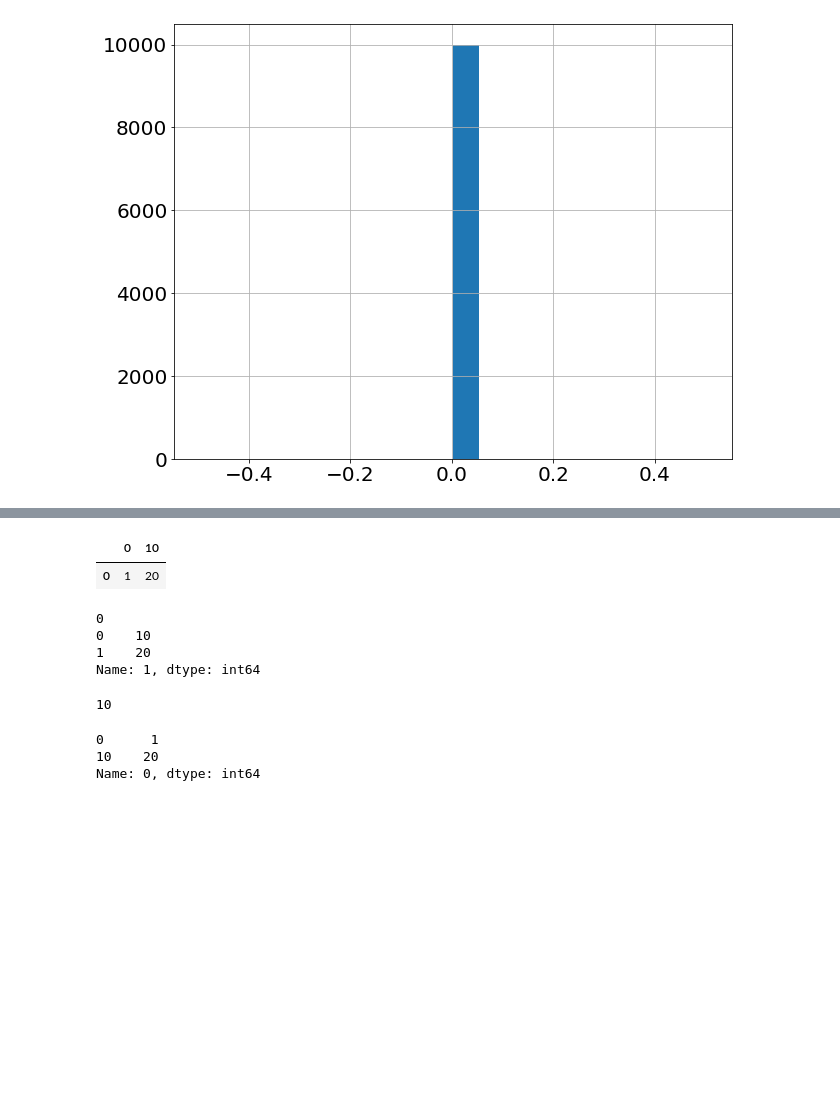
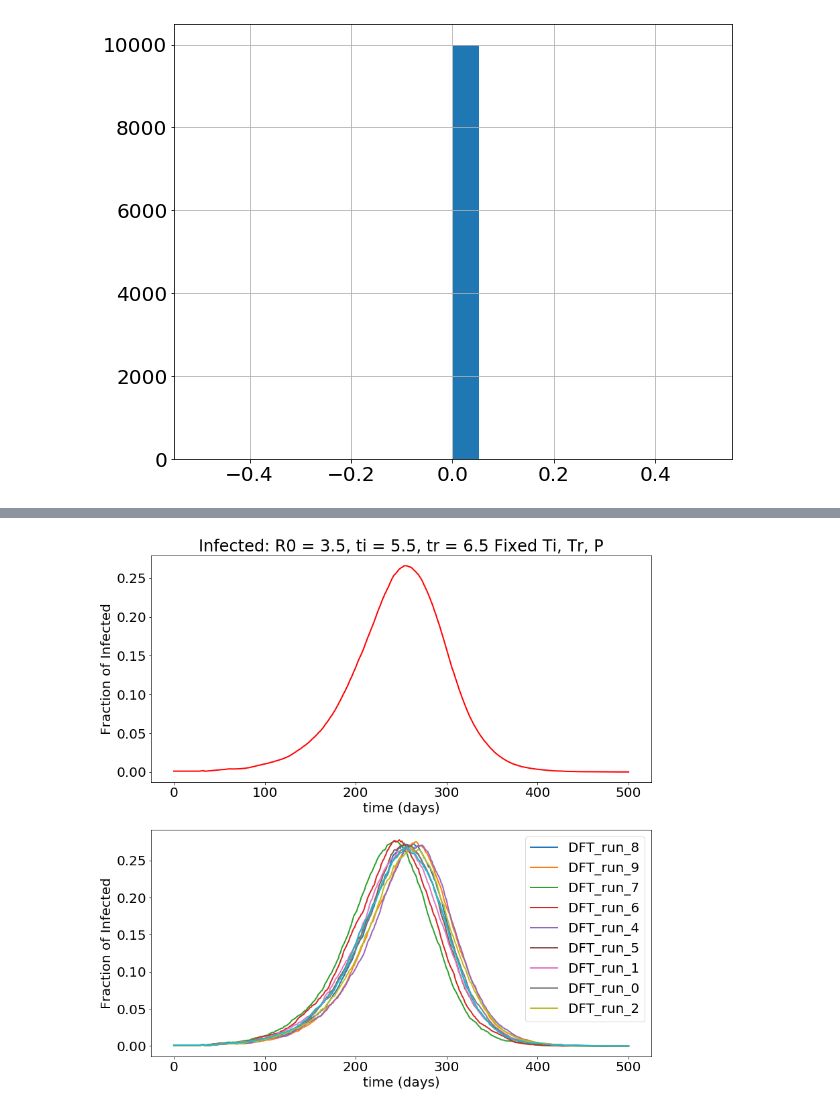
Before and after one commit to jjgomezcadenas/mesaTutorials, a Jupyter notebook: notebooks/BarrioTortugaSEIR.ipynb, the cells around one changed output, grey strips where cells are left out. Cells and saved outputs as stored; diff of their text form; code cells hidden in the pictures; blank space fills up the shorter version.

```diff
--- a/notebooks/BarrioTortugaSEIR.ipynb
+++ b/notebooks/BarrioTortugaSEIR.ipynb
@@ -386,30 +340,0 @@ plt.show()
-# %%
-def plot_runs_I(DFD, T='Infected: R0 = 3.5, ti = 5.5, tr = 5', figsize=(12,12)):
-    fig = plt.figure(figsize=figsize)
-
-    dft = DFD['DFT_run_average']
-
-    ax=plt.subplot(2,1,1)
-    plt.plot(dft.index, dft.NumberOfInfected/ftot, 'r', lw=2, label='average' )
-    plt.xlabel('time (days)')
-    plt.ylabel('Fraction of Infected')
-    plt.title(T)
-
-    ax=plt.subplot(2,1,2)
-
-    for key, value in DFD.items():
-        if key == 'STA':
-            continue
-        name = key.split("_")
-        if name[2] != 'average':
-            dft = DFD[key]
-            plt.plot(dft.index, dft.NumberOfInfected/ftot, lw=2, label=key )
-
-    plt.xlabel('time (days)')
-    plt.ylabel('Fraction of Infected')
-    plt.legend()
-
-    plt.tight_layout()
-    plt.show()
-# %%
-plot_runs_I(DFD, T='Infected: R0 = 3.5, ti = 5.5, tr = 3.5', figsize=(12,12))
@@ -426,11 +340,0 @@ FLS
-# %%
-FND = {}   # file name dict
-DFD = {}
-for f in FLS:
-    fl = f.split('/')
-    fk = fl[-1]
-    ff = fk.split('.')
-    ffk = ff[0]
-    print(ffk)
-    FND[ffk] = f
-    DFD[ffk] = pd.read_csv(f, sep=' ')
@@ -521,5 +340,0 @@ ds2 = pd.read_csv("test")
-# %%
-ds2
-# %% [output]
-|  | 0 | 10 |
-| 0 | 1 | 20 |
@@ -528,17 +341,4 @@ ds2 =pd.read_csv("test",  header=None, squeeze=True, index_col=0)
-# %%
-print(ds2)
-# %% [output]
-0
-0    10
-1    20
-Name: 1, dtype: int64
-# %%
-ds2[0]
-# %% [output]
-10
-# %%
-ds3
-# %% [output]
-0      1
-10    20
-Name: 0, dtype: int64
+# %%
+plot_runs_I(DFD, T='Infected: R0 = 3.5, ti = 5.5, tr = 6.5 Fixed Ti, Tr, P', figsize=(12,12))
+# %% [output]
+[figure, added]
```
Also changed, not shown: parts of 85 cells of this notebook, 4 other files.
